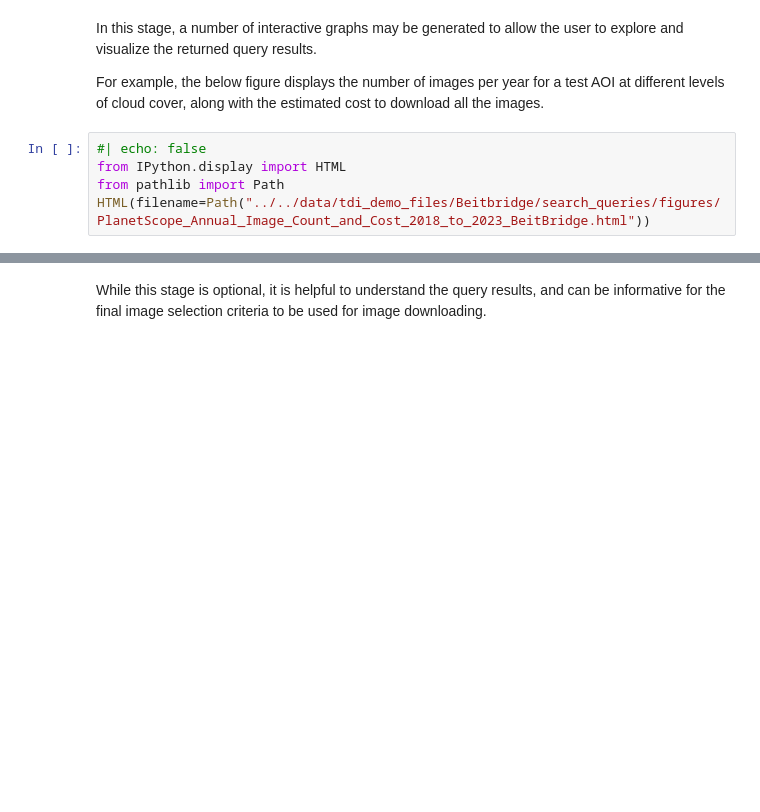
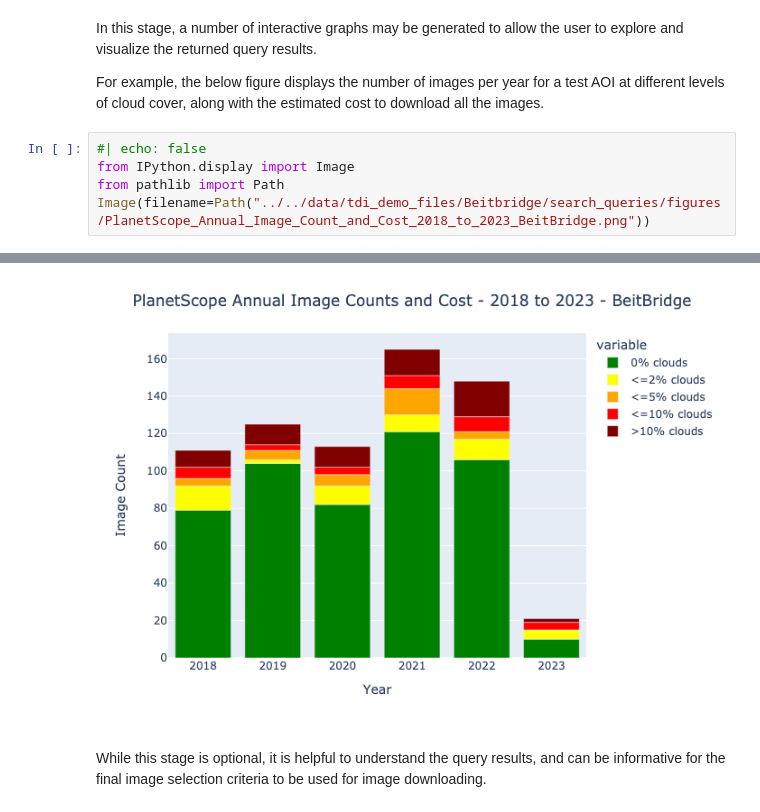
Before and after one commit to sparkgeo/world_bank_deliverable, a Jupyter notebook: notebooks/tdi/tdi_documentation.ipynb, the cells around one changed output, grey strips where cells are left out. Drawn from its saved outputs; the diff is of its cells as text; blank space fills up the shorter version.

```diff
--- a/notebooks/tdi/tdi_documentation.ipynb
+++ b/notebooks/tdi/tdi_documentation.ipynb
@@ -95,7 +95,7 @@ In this stage, a number of interactive graphs may be generated to allow the user
 For example, the below figure displays the number of images per year for a test AOI at different levels of cloud cover, along with the estimated cost to download all the images.
 # %%
 #| echo: false
-from IPython.display import HTML
+from IPython.display import Image
 from pathlib import Path
-HTML(filename=Path("../../data/tdi_demo_files/Beitbridge/search_queries/figures/PlanetScope_Annual_Image_Count_and_Cost_2018_to_2023_BeitBridge.html"))
+Image(filename=Path("../../data/tdi_demo_files/Beitbridge/search_queries/figures/PlanetScope_Annual_Image_Count_and_Cost_2018_to_2023_BeitBridge.png"))
 # %% [output]
@@ -103,3 +102,4 @@ HTML(filename=Path("../../data/tdi_demo_files/Beitbridge/search_queries/figures/
+[figure, added]
 # %% [markdown]
 While this stage is optional, it is helpful to understand the query results, and can be informative for the final image selection criteria to be used for image downloading.
 # %% [markdown]
```
Also changed, not shown: parts of 2 cells of this notebook.
